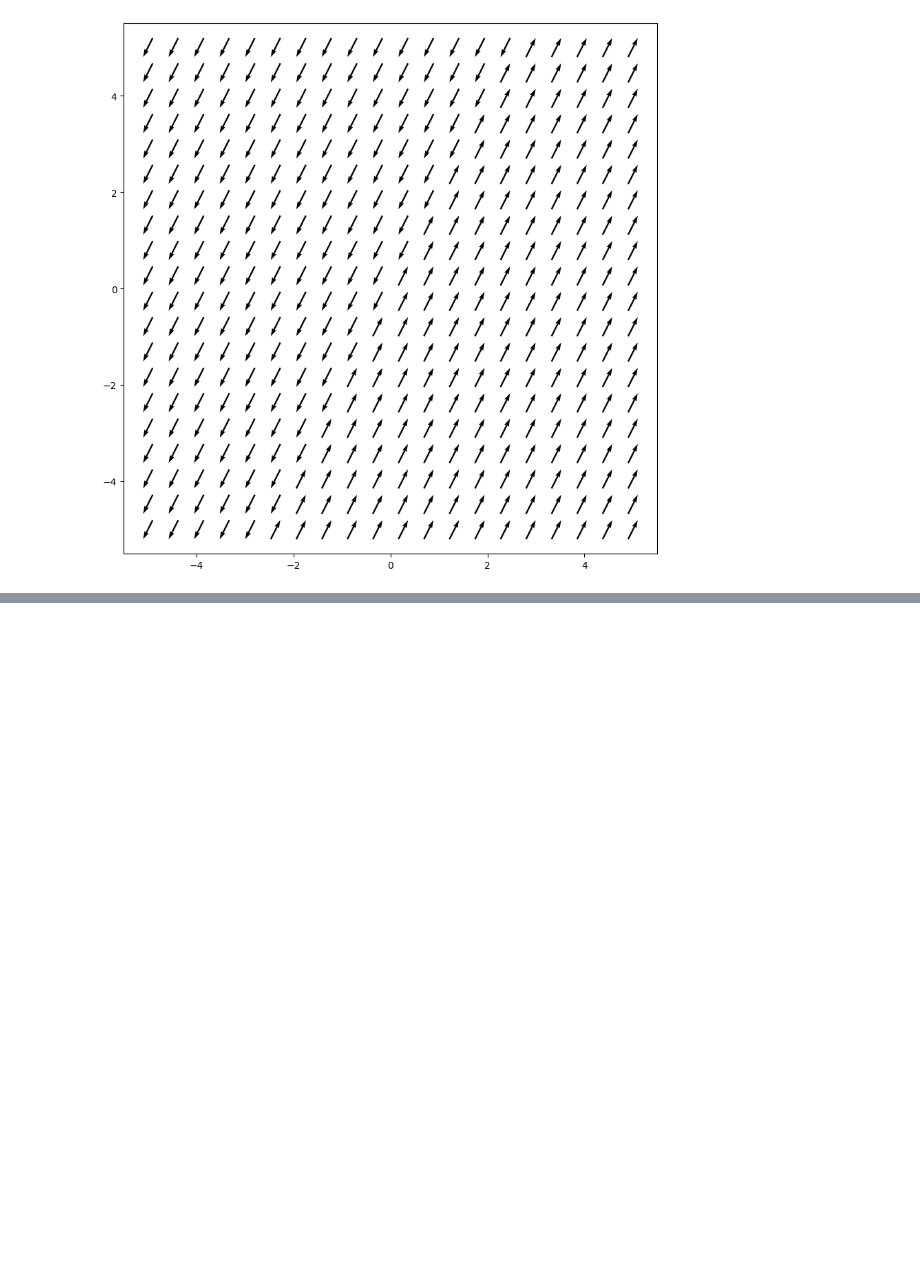
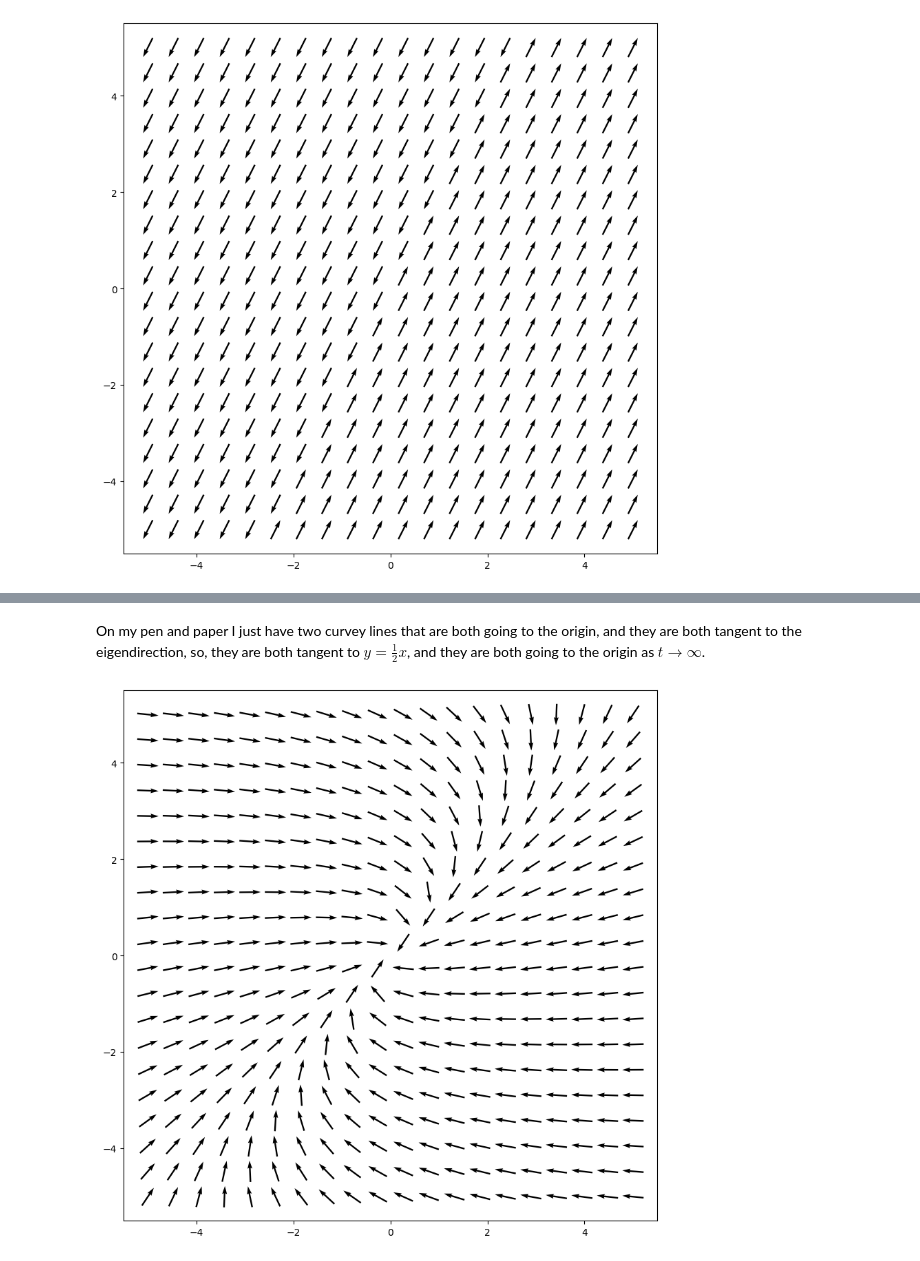
Before and after one commit to MeVsTheVoices/MATH675, a Jupyter notebook: Homework-4.ipynb, the cells around one changed output, grey strips where cells are left out. Saved outputs shown, nothing was run; the diff lists cells and outputs as text; code cells hidden in the pictures; blank space fills up the shorter version.

```diff
--- a/Homework-4.ipynb
+++ b/Homework-4.ipynb
@@ -231,0 +287,25 @@ plt.show()
+# %% [markdown]
+On my pen and paper I just have two curvey lines that are both going to the origin, and they are both tangent to the eigendirection, so, they are both tangent to $y=\frac{1}{2}x$, and they are both going to the origin as $t\rightarrow \infty$.
+# %%
+import numpy as np
+import matplotlib.pyplot as plt
+
+widthAndHeight = 5
+samples = 20
+x, y = np.meshgrid(
+    np.linspace(-widthAndHeight, widthAndHeight, samples),
+    np.linspace(-widthAndHeight, widthAndHeight, samples))
+
+u = -(3/2)*x + 1*y
+v = -(1/4)*x - (1/2)*y
+
+magnitude = np.sqrt(u**2 + v**2) + 1e-10
+uNorm = u/magnitude
+vNorm = v/magnitude
+
+plt.figure(figsize=(10, 10))
+plt.quiver(x, y, uNorm, vNorm, pivot='mid', angles='xy', scale=25)
+
+plt.show()
+# %% [output]
+[figure, added]
```
Also changed, not shown: parts of 7 cells of this notebook.
